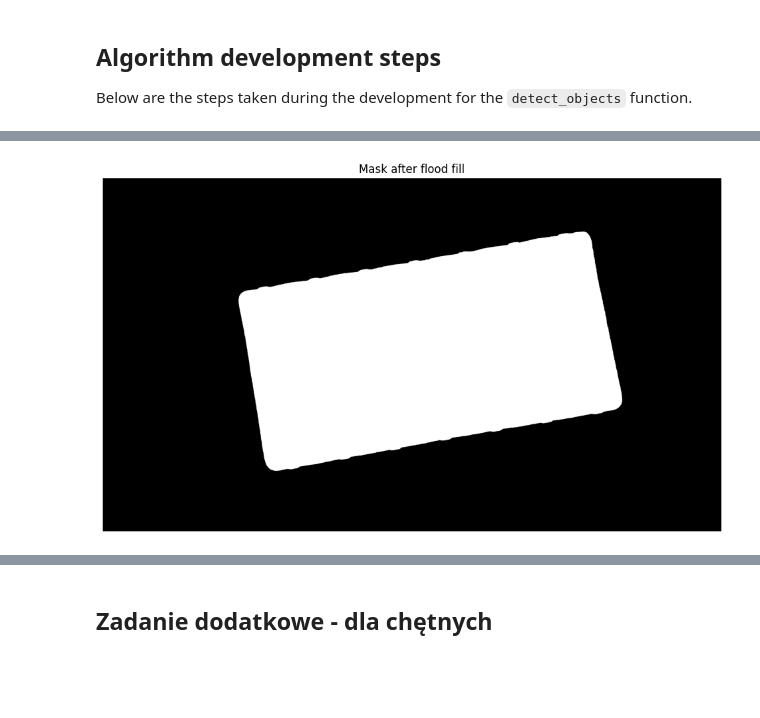
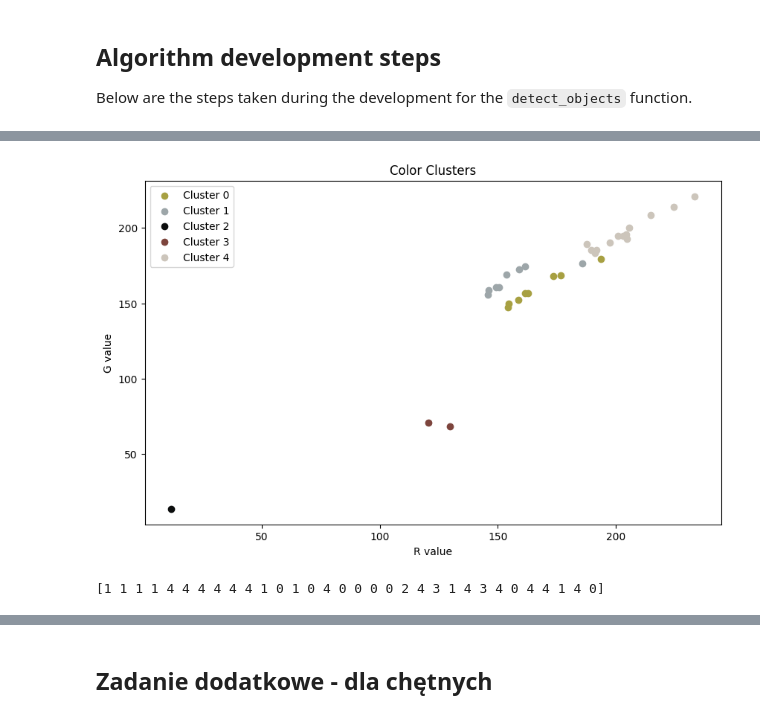
Before and after one commit to piotrdurniat/image-and-video-analysis-and-processing, a Jupyter notebook: lab5 - hugh transform/Lab5_zadanie.ipynb, the cells around one changed output, grey strips where cells are left out. Cells and saved outputs as stored; diff of their text form; code cells hidden in the pictures; blank space fills up the shorter version.

Commit message:
kmeans clustering for pills

```diff
--- a/lab5 - hugh transform/Lab5_zadanie.ipynb
+++ b/lab5 - hugh transform/Lab5_zadanie.ipynb
@@ -290,44 +374,89 @@ def fill_mask_holes(binary_mask):
 # %%
-plot_hue_histogram(calib)
+calib = cv2.imread("calib.png")
+calib = cv2.cvtColor(calib, cv2.COLOR_BGR2RGB)
+# display_image(calib, "Calibration image")
+
+# plot_hue_histogram(calib)
 
 binary_mask = create_hue_mask(calib)
 # display_image(binary_mask, "Thresholded hue channel", cmap="gray")
 
-
 filled_mask = fill_mask_holes(binary_mask)
-display_image(filled_mask, "Mask after flood fill", cmap="gray")
-
+# display_image(filled_mask, "Mask after flood fill", cmap="gray")
 
 # Apply mask to original image
 masked_image = cv2.bitwise_and(calib, calib, mask=filled_mask)
-display_image(masked_image, "Masked image")
+# display_image(masked_image, "Masked image")
 
 calib = masked_image
 
-original_rgb = cv2.cvtColor(calib, cv2.COLOR_BGR2RGB)
-# display_image(original_rgb, "Original image")
-
-grayscale = cv2.cvtColor(calib, cv2.COLOR_BGR2GRAY)
+grayscale = cv2.cvtColor(calib, cv2.COLOR_RGB2GRAY)
 # display_image(grayscale, "Grayscale image", cmap="gray")
 
 edges = detect_edges(grayscale)
-display_image(edges, "Canny edges", cmap="gray")
+# display_image(edges, "Canny edges", cmap="gray")
 
-circles_image, circles = detect_and_draw_circles(edges, original_rgb)
+circles_image, circles = detect_and_draw_circles(edges, calib)
 
 # print(circles)
 
+# analyze_circle_colors(calib, circles)
+mean_colors = calculate_circle_colors(calib, circles)
+plot_circle_colors(mean_colors)
 
-analyze_circle_colors(original_rgb, circles)
 
-display_image(circles_image, "Detected circles")
+kmeans, labels, cluster_centers, X = perform_color_clustering(mean_colors)
+n_clusters = len(cluster_centers)
 
-display_hsv_channels(calib)
+visualize_color_clusters(X, labels, n_clusters, cluster_centers)
+
+
+# Save KMeans model
+
+with open("kmeans_model.pkl", "wb") as f:
+    pickle.dump(kmeans, f)
+
+# Load KMeans model
+with open("kmeans_model.pkl", "rb") as f:
+    loaded_kmeans = pickle.load(f)
+
+# Filter circles based on loaded model
+
+circles, labels = filter_circles_by_color(mean_colors, circles, loaded_kmeans)
+
+
+# Draw filtered circles on the image
+circles_image = calib.copy()
+for i, circle in enumerate(circles[0]):
+    # Draw the outer circle
+    cv2.circle(
+        circles_image,
+        (int(circle[0]), int(circle[1])),
+        int(circle[2]),
+        (0, 255, 0),
+        2,
+    )
+    # Draw the center point
+    cv2.circle(
+        circles_image, (int(circle[0]), int(circle[1])), 2, (0, 0, 255), 3
+    )
+    # Add label number
+    cv2.putText(
+        circles_image,
+        str(labels[i]),
+        (int(circle[0]) + 10, int(circle[1]) + 10),
+        cv2.FONT_HERSHEY_SIMPLEX,
+        0.9,
+        (255, 0, 0),
+        2,
+    )
+
+display_image(circles_image, "Filtered circles")
 
 
 # Draw detected capsules on original RGB image
-result_image = draw_capsules(original_rgb, capsules)
+# result_image = draw_capsules(calib, capsules)
 
 # Display result
-display_image(result_image, "Detected capsules")
+# display_image(result_image, "Detected capsules")
 # %% [output]
@@ -335 +464,2 @@ display_image(result_image, "Detected capsules")
-[figure, old version]
+[figure, new version]
+[1 1 1 1 4 4 4 4 4 4 1 0 1 0 4 0 0 0 0 2 4 3 1 4 3 4 0 4 4 1 4 0]
```
Also changed, not shown: parts of 3 cells of this notebook.
